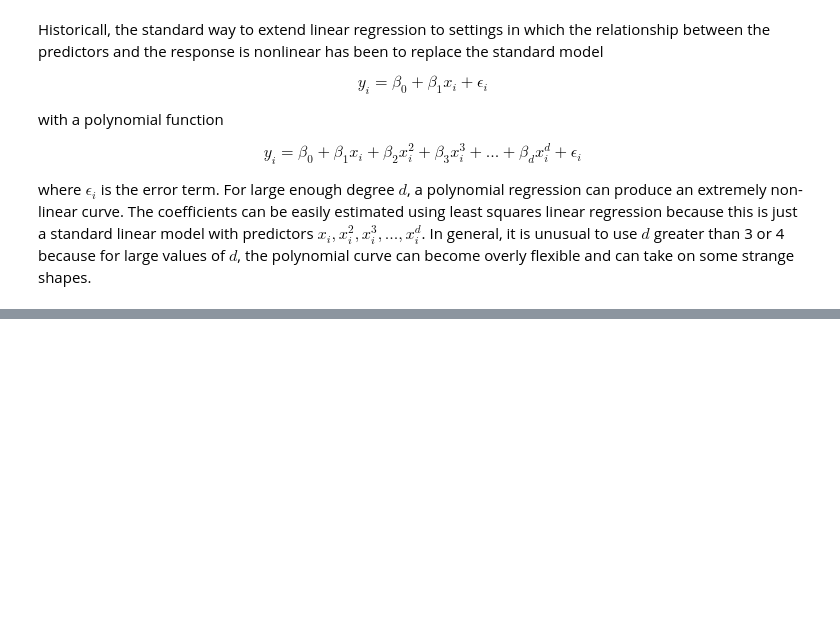
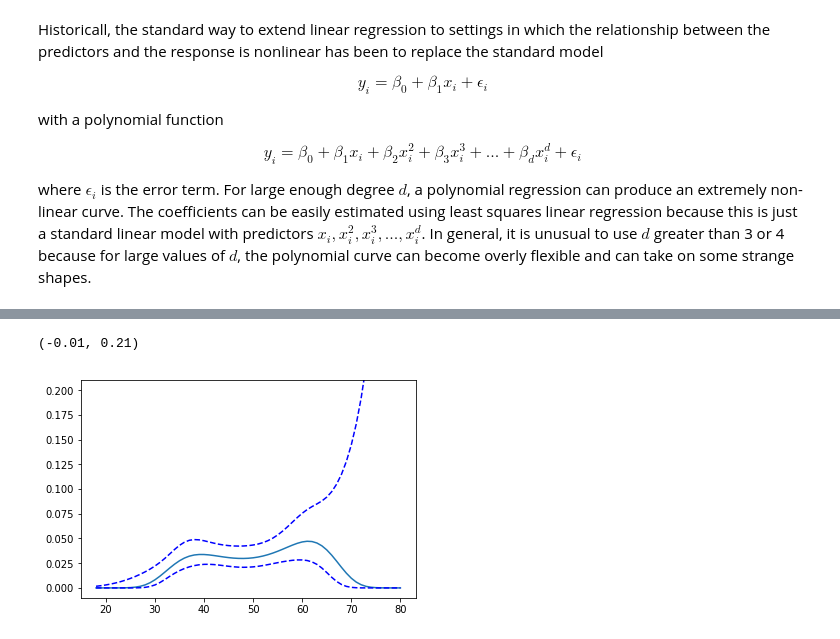
Before and after one commit to tsansom/islpy, a Jupyter notebook: notebooks/Chapter 7/Chapter 7 - Moving Beyond Linearity.ipynb, the cells around one changed output, grey strips where cells are left out. Saved outputs shown, nothing was run; the diff lists cells and outputs as text; code cells hidden in the pictures; blank space fills up the shorter version.

```diff
--- a/notebooks/Chapter 7/Chapter 7 - Moving Beyond Linearity.ipynb
+++ b/notebooks/Chapter 7/Chapter 7 - Moving Beyond Linearity.ipynb
@@ -73,0 +83,4 @@ Optimization terminated successfully.
+# %%
+cov = logit.cov_params()
+gradient = (y_proba * (1 - y_proba) * age_range_poly[:, 1].T).T
+std_errors = np.array([np.sqrt(np.dot(np.dot(g, cov), g)) for g in gradient])
@@ -73,0 +107,14 @@ Optimization terminated successfully.
+# %%
+xb = np.dot(age_range_poly, logit.params)
+std_errors = np.array([np.sqrt(np.dot(np.dot(g, cov), g)) for g in age_range_poly])
+upper_xb = xb + c * std_errors
+lower_xb = xb - c * std_errors
+upper = np.exp(upper_xb) / (1 + np.exp(upper_xb))
+lower = np.exp(lower_xb) / (1 + np.exp(lower_xb))
+plt.plot(age_range_poly[:, 1], y_proba)
+plt.plot(age_range_poly[:, 1], upper, '--b')
+plt.plot(age_range_poly[:, 1], lower, '--b')
+plt.ylim([-0.01, 0.21])
+# %% [output]
+(-0.01, 0.21)
+[figure, added]
```
Also changed, not shown: parts of 3 cells of this notebook.
